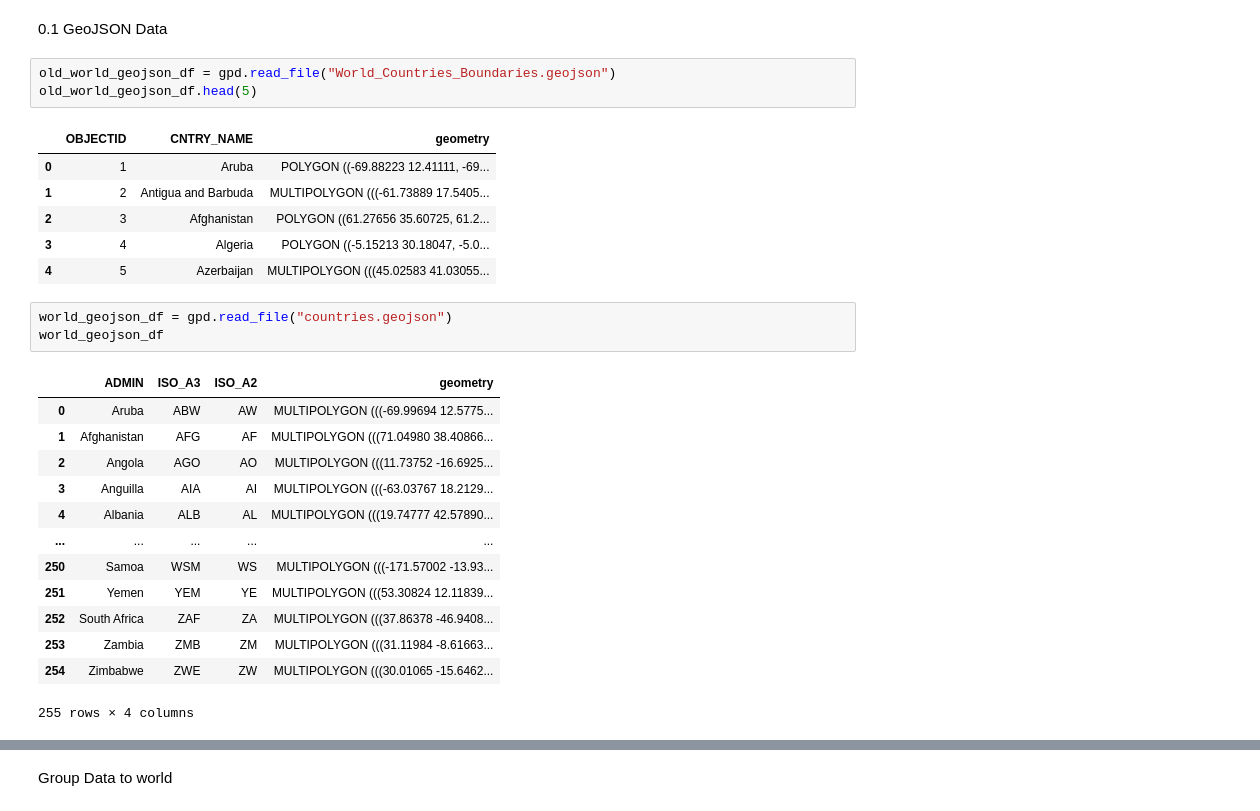
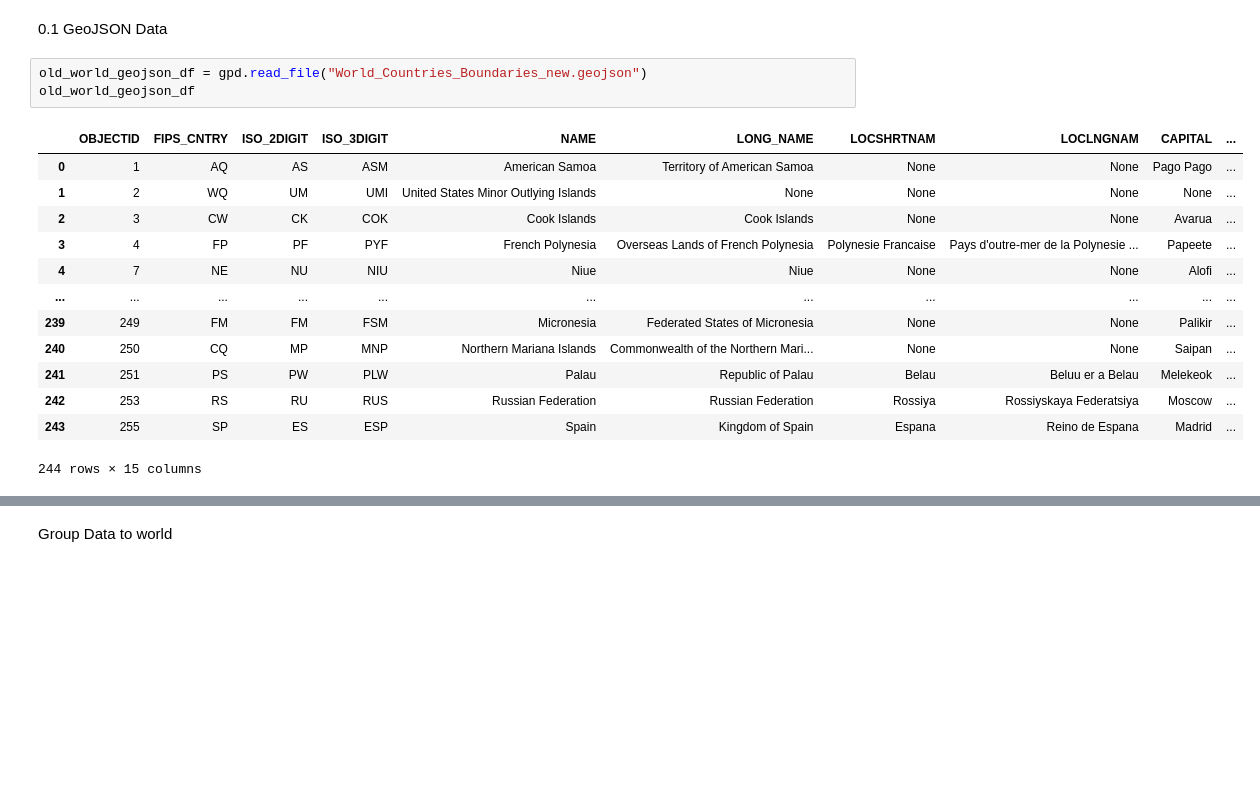
Before and after one commit to cybergis/wherecovid19_webapp, a Jupyter notebook: preprocessing/worldwide/world_layer_usingCountryID.ipynb, the cells around one changed output, grey strips where cells are left out. Saved outputs shown, nothing was run; the diff lists cells and outputs as text; blank space fills up the shorter version.

```diff
--- a/preprocessing/worldwide/world_layer_usingCountryID.ipynb
+++ b/preprocessing/worldwide/world_layer_usingCountryID.ipynb
@@ -85,29 +114,19 @@ df_world_original
 # %% [markdown]
 0.1 GeoJSON Data
 # %%
-old_world_geojson_df = gpd.read_file("World_Countries_Boundaries.geojson")
-old_world_geojson_df.head(5)
+old_world_geojson_df = gpd.read_file("World_Countries_Boundaries_new.geojson")
+old_world_geojson_df
 # %% [output]
-|  | OBJECTID | CNTRY_NAME | geometry |
-| 0 | 1 | Aruba | POLYGON ((-69.88223 12.41111, -69... |
-| 1 | 2 | Antigua and Barbuda | MULTIPOLYGON (((-61.73889 17.5405... |
-| 2 | 3 | Afghanistan | POLYGON ((61.27656 35.60725, 61.2... |
-| 3 | 4 | Algeria | POLYGON ((-5.15213 30.18047, -5.0... |
-| 4 | 5 | Azerbaijan | MULTIPOLYGON (((45.02583 41.03055... |
+|  | OBJECTID | FIPS_CNTRY | ISO_2DIGIT | ISO_3DIGIT | NAME | LONG_NAME | LOCSHRTNAM | LOCLNGNAM | CAPITAL | ... |
+| 0 | 1 | AQ | AS | ASM | American Samoa | Territory of American Samoa | None | None | Pago Pago | ... |
+| 1 | 2 | WQ | UM | UMI | United States Minor Outlying Islands | None | None | None | None | ... |
+| 2 | 3 | CW | CK | COK | Cook Islands | Cook Islands | None | None | Avarua | ... |
+| 3 | 4 | FP | PF | PYF | French Polynesia | Overseas Lands of French Polynesia | Polynesie Francaise | Pays d'outre-mer de la Polynesie ... | Papeete | ... |
+| 4 | 7 | NE | NU | NIU | Niue | Niue | None | None | Alofi | ... |
+| ... | ... | ... | ... | ... | ... | ... | ... | ... | ... | ... |
+| 239 | 249 | FM | FM | FSM | Micronesia | Federated States of Micronesia | None | None | Palikir | ... |
+| 240 | 250 | CQ | MP | MNP | Northern Mariana Islands | Commonwealth of the Northern Mari... | None | None | Saipan | ... |
+| 241 | 251 | PS | PW | PLW | Palau | Republic of Palau | Belau | Beluu er a Belau | Melekeok | ... |
+| 242 | 253 | RS | RU | RUS | Russian Federation | Russian Federation | Rossiya | Rossiyskaya Federatsiya | Moscow | ... |
+| 243 | 255 | SP | ES | ESP | Spain | Kingdom of Spain | Espana | Reino de Espana | Madrid | ... |
+244 rows × 15 columns
-# %%
-world_geojson_df = gpd.read_file("countries.geojson")
-world_geojson_df
-# %% [output]
-|  | ADMIN | ISO_A3 | ISO_A2 | geometry |
-| 0 | Aruba | ABW | AW | MULTIPOLYGON (((-69.99694 12.5775... |
-| 1 | Afghanistan | AFG | AF | MULTIPOLYGON (((71.04980 38.40866... |
-| 2 | Angola | AGO | AO | MULTIPOLYGON (((11.73752 -16.6925... |
-| 3 | Anguilla | AIA | AI | MULTIPOLYGON (((-63.03767 18.2129... |
-| 4 | Albania | ALB | AL | MULTIPOLYGON (((19.74777 42.57890... |
-| ... | ... | ... | ... | ... |
-| 250 | Samoa | WSM | WS | MULTIPOLYGON (((-171.57002 -13.93... |
-| 251 | Yemen | YEM | YE | MULTIPOLYGON (((53.30824 12.11839... |
-| 252 | South Africa | ZAF | ZA | MULTIPOLYGON (((37.86378 -46.9408... |
-| 253 | Zambia | ZMB | ZM | MULTIPOLYGON (((31.11984 -8.61663... |
-| 254 | Zimbabwe | ZWE | ZW | MULTIPOLYGON (((30.01065 -15.6462... |
-255 rows × 4 columns
```
Also changed, not shown: parts of 48 cells of this notebook, 13 other files.
